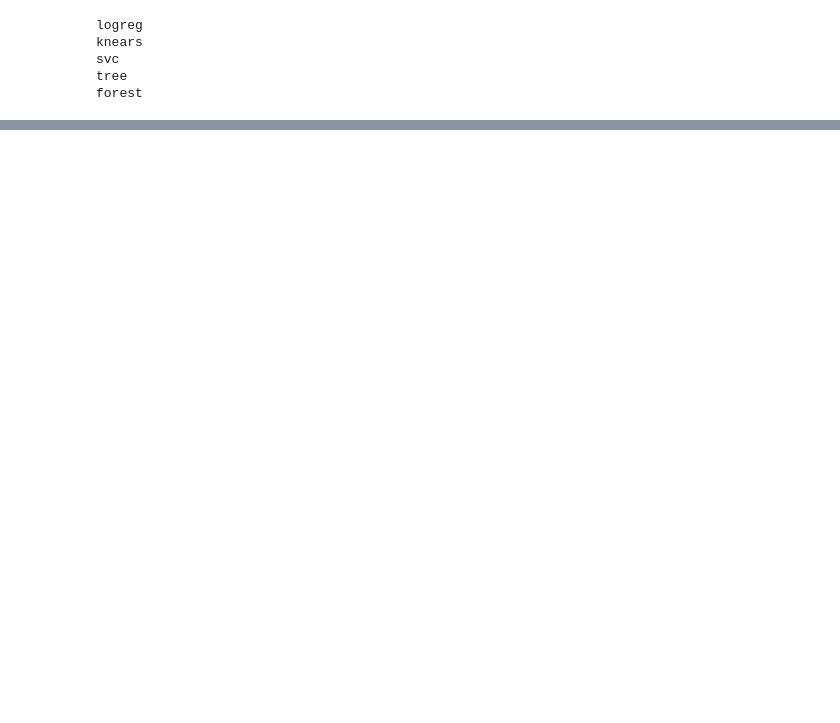
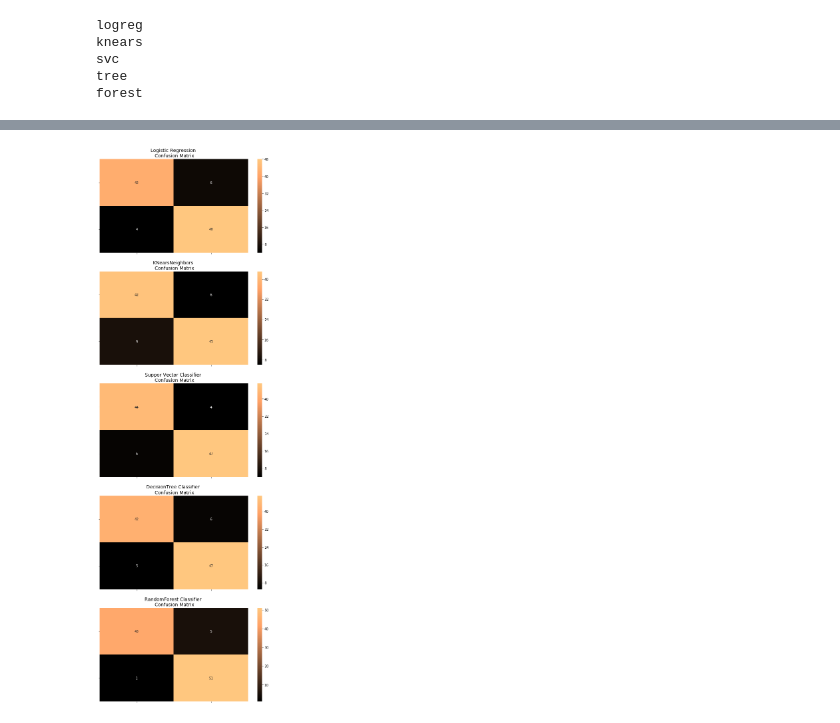
Before and after one commit to bjoernh2000/phishing, a Jupyter notebook: Phishing.ipynb, the cells around one changed output, grey strips where cells are left out. Saved outputs shown, nothing was run; the diff lists cells and outputs as text; code cells hidden in the pictures; blank space fills up the shorter version.

```diff
--- a/Phishing.ipynb
+++ b/Phishing.ipynb
@@ -560,0 +591,47 @@ Random Forest Classifier:  0.9187103885367869
+# %%
+# plot the confusion matrix
+
+from sklearn.metrics import confusion_matrix
+
+y_pred_log_reg = log_reg.predict(X_test_small)
+y_pred_knear = knears.predict(X_test_small)
+y_pred_svc = svc.predict(X_test_small)
+y_pred_tree = tree.predict(X_test_small)
+y_pred_forest = forest.predict(X_test_small)
+
+log_reg_cf = confusion_matrix(y_test_small, y_pred_log_reg)
+kneighbors_cf = confusion_matrix(y_test_small, y_pred_knear)
+svc_cf = confusion_matrix(y_test_small, y_pred_svc)
+tree_cf = confusion_matrix(y_test_small, y_pred_tree)
+forest_cf = confusion_matrix(y_test_small,y_pred_forest)
+
+fig, ax = plt.subplots(5, 1,figsize=(10,30))
+
+sns.heatmap(log_reg_cf, ax=ax[0], annot=True, cmap=plt.cm.copper)
+ax[0].set_title("Logistic Regression \n Confusion Matrix", fontsize=14)
+ax[0].set_xticklabels(['', ''], fontsize=14, rotation=90)
+ax[0].set_yticklabels(['', ''], fontsize=14, rotation=360)
+
+sns.heatmap(kneighbors_cf, ax=ax[1], annot=True, cmap=plt.cm.copper)
+ax[1].set_title("KNearsNeighbors \n Confusion Matrix", fontsize=14)
+ax[1].set_xticklabels(['', ''], fontsize=14, rotation=90)
+ax[1].set_yticklabels(['', ''], fontsize=14, rotation=360)
+
+sns.heatmap(svc_cf, ax=ax[2], annot=True, cmap=plt.cm.copper)
+ax[2].set_title("Suppor Vector Classifier \n Confusion Matrix", fontsize=14)
+ax[2].set_xticklabels(['', ''], fontsize=14, rotation=90)
+ax[2].set_yticklabels(['', ''], fontsize=14, rotation=360)
+
+sns.heatmap(tree_cf, ax=ax[3], annot=True, cmap=plt.cm.copper)
+ax[3].set_title("DecisionTree Classifier \n Confusion Matrix", fontsize=14)
+ax[3].set_xticklabels(['', ''], fontsize=14, rotation=90)
+ax[3].set_yticklabels(['', ''], fontsize=14, rotation=360)
+
+sns.heatmap(forest_cf, ax=ax[4], annot=True, cmap=plt.cm.copper)
+ax[4].set_title("RandomForest Classifier \n Confusion Matrix", fontsize=14)
+ax[4].set_xticklabels(['', ''], fontsize=14, rotation=90)
+ax[4].set_yticklabels(['', ''], fontsize=14, rotation=360)
+
+plt.show()
+# %% [output]
+[figure, added]
```
Also changed, not shown: parts of 10 cells of this notebook.
